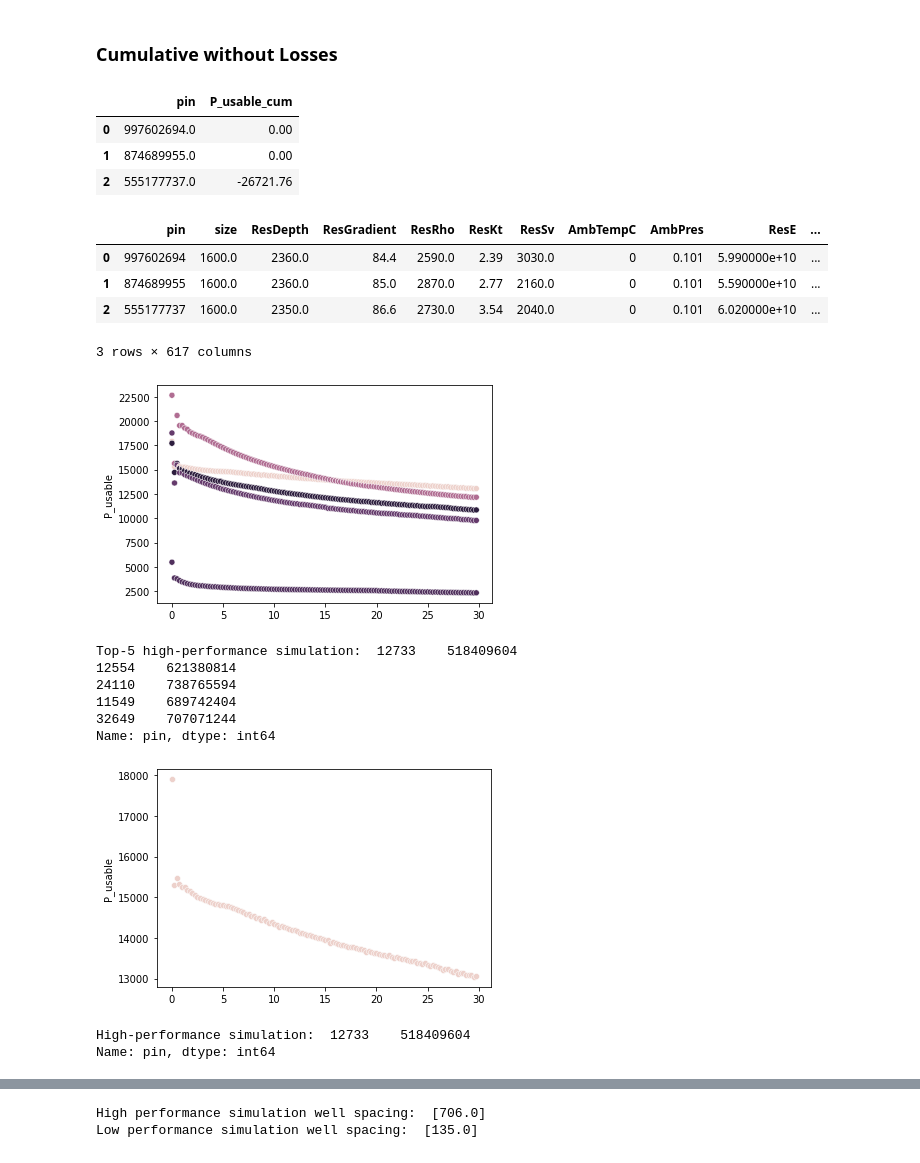
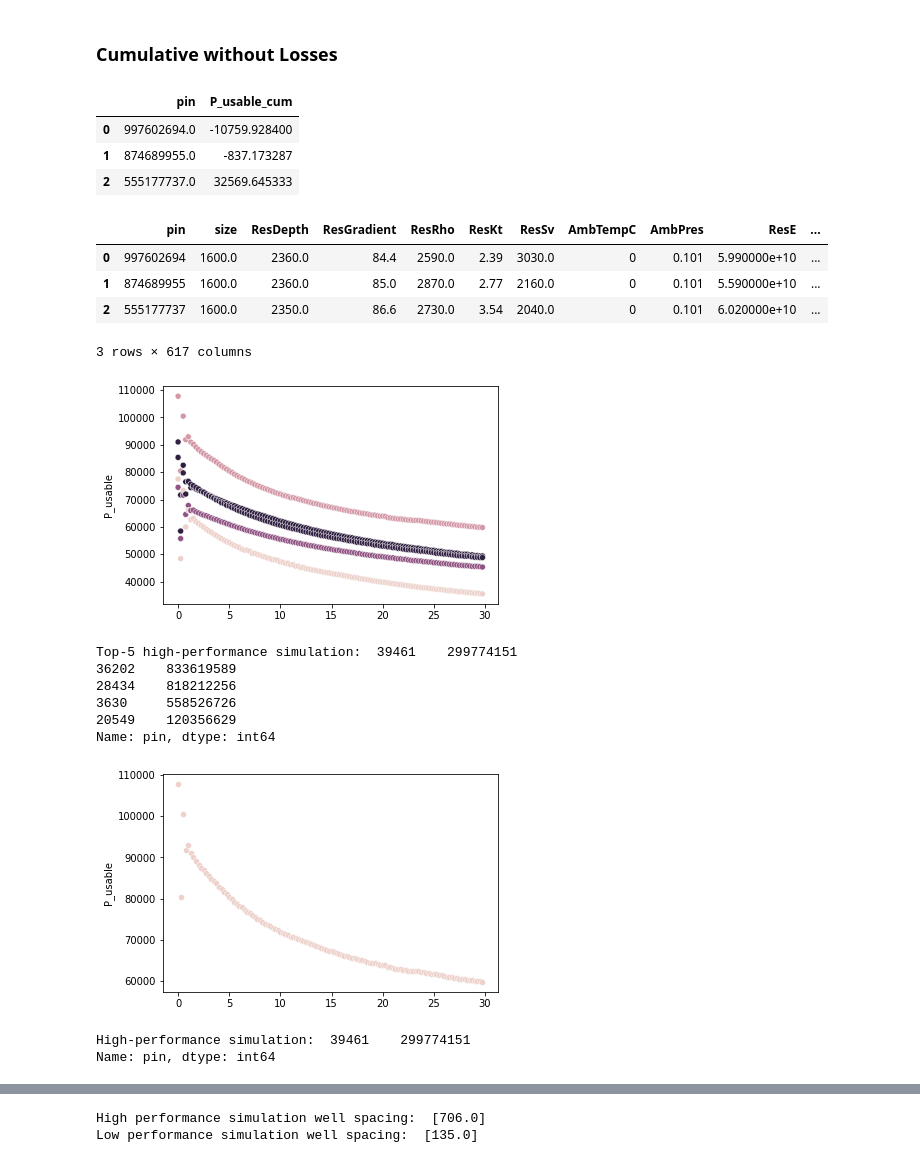
Before and after one commit to borisenko-ru/spe_pivot_2022_datathon, a Jupyter notebook: spe_pivot_datathon.ipynb, the cells around one changed output, grey strips where cells are left out. Drawn from its saved outputs; the diff is of its cells as text; code cells hidden in the pictures.

```diff
--- a/spe_pivot_datathon.ipynb
+++ b/spe_pivot_datathon.ipynb
@@ -527,27 +516,19 @@ Low performance simulation well spacing:  [687.0]
 # %%
 # P_usable = 1 / 30 * \int^{30}_{0} 0.13 * (dhout + (h_95C - h_120C) * mpro) dt
 P_usable_cum_dict = pd.DataFrame(columns=['pin', 'P_usable_cum'])
 
 for index, row in inputs_results_main30yr_P_usable.iterrows():
   P_usable_cum = 0
-  obj_func = lambda x: 0.13 * (x + (h_95C - h_120C) * row['mpro'])
-
   for time_step in range(0,3000,25):
-    if time_step/100-0.250 > 0:
-     dhout_0 = row['dhout'+f':{time_step/100-0.250:,.3f}']
-     dhout_1 = row['dhout'+f':{time_step/100:,.3f}']
-    else:
-      pass
-
-  P_usable_cum += integrate.quad(obj_func, dhout_0, dhout_1)[0]
+    P_usable_cum += row['P_usable'+f':{time_step/100:,.3f}']
   P_usable_cum_dict = P_usable_cum_dict.append({'pin': row['pin'], 'P_usable_cum': P_usable_cum / 30}, ignore_index=True)
 
 P_usable_cum_dict.head(3)
 # %% [output]
 |  | pin | P_usable_cum |
-| 0 | 997602694.0 | 0.00 |
-| 1 | 874689955.0 | 0.00 |
-| 2 | 555177737.0 | -26721.76 |
+| 0 | 997602694.0 | -10759.928400 |
+| 1 | 874689955.0 | -837.173287 |
+| 2 | 555177737.0 | 32569.645333 |
 # %%
 inputs_results_main30yr_P_usable = pd.merge(inputs_results_main30yr_P_usable, P_usable_cum_dict, on='pin')
 inputs_results_main30yr_P_usable.head(3)
@@ -571,12 +552,12 @@ plt.show()
 
 print('Top-5 high-performance simulation: ', top5_P_usable_cum_valid['pin'])
 # %% [output]
-[figure, old version]
+[figure, new version]
-Top-5 high-performance simulation:  12733    518409604
-12554    621380814
-24110    738765594
-11549    689742404
-32649    707071244
+Top-5 high-performance simulation:  39461    299774151
+36202    833619589
+28434    818212256
+3630     558526726
+20549    120356629
 Name: pin, dtype: int64
 # %%
 # plot high-performance simulation by calculated amount of enthalpy
@@ -591,8 +572,8 @@ plt.show()
 
 print('High-performance simulation: ', top_P_usable_cum_valid_high['pin'])
 # %% [output]
-[figure, old version]
+[figure, new version]
-High-performance simulation:  12733    518409604
+High-performance simulation:  39461    299774151
 Name: pin, dtype: int64
 # %%
 # plot bottom-5 valid low-performance simulations by calculated amount of enthalpy (cumulated)
```
Also changed, not shown: parts of 46 cells of this notebook.
